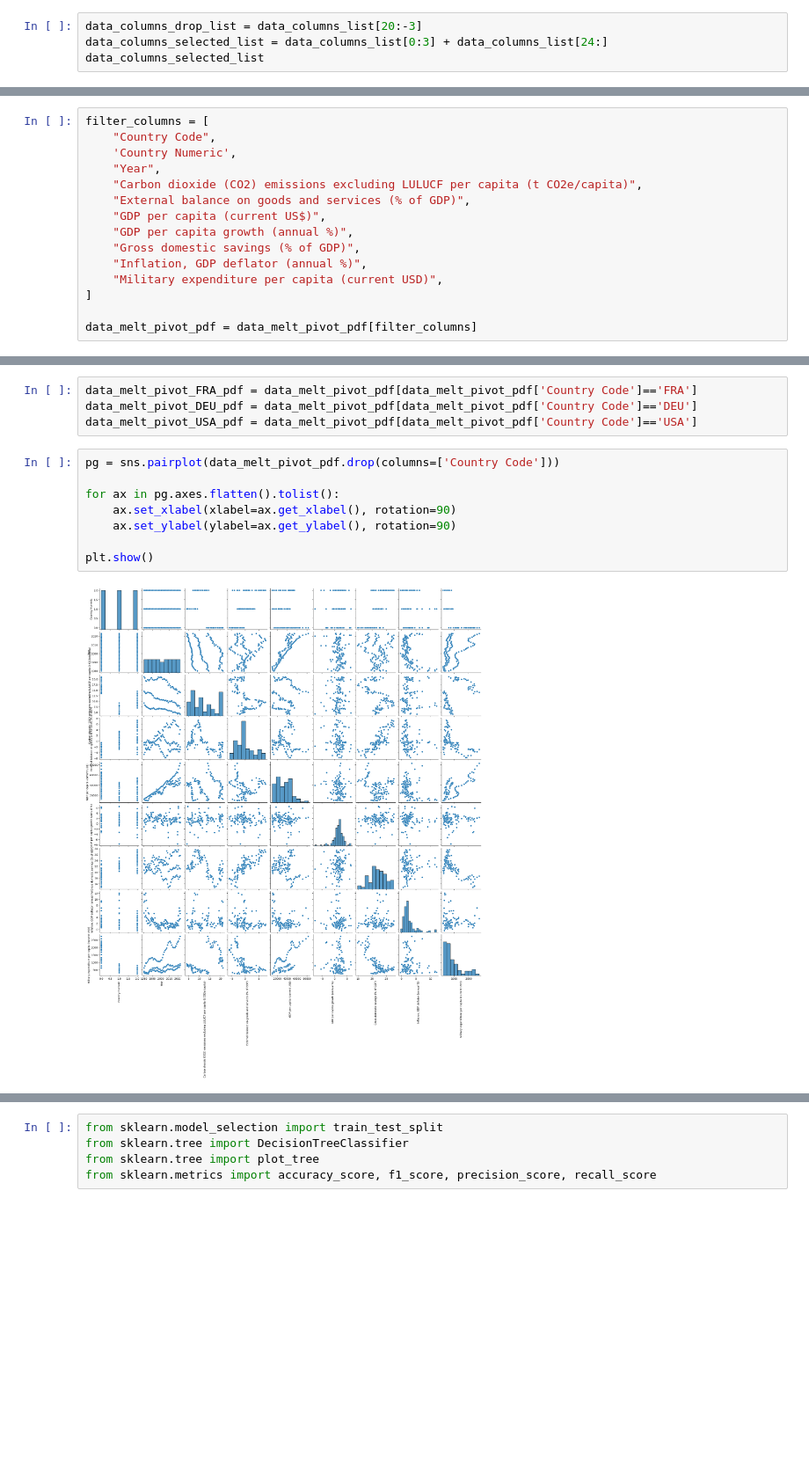
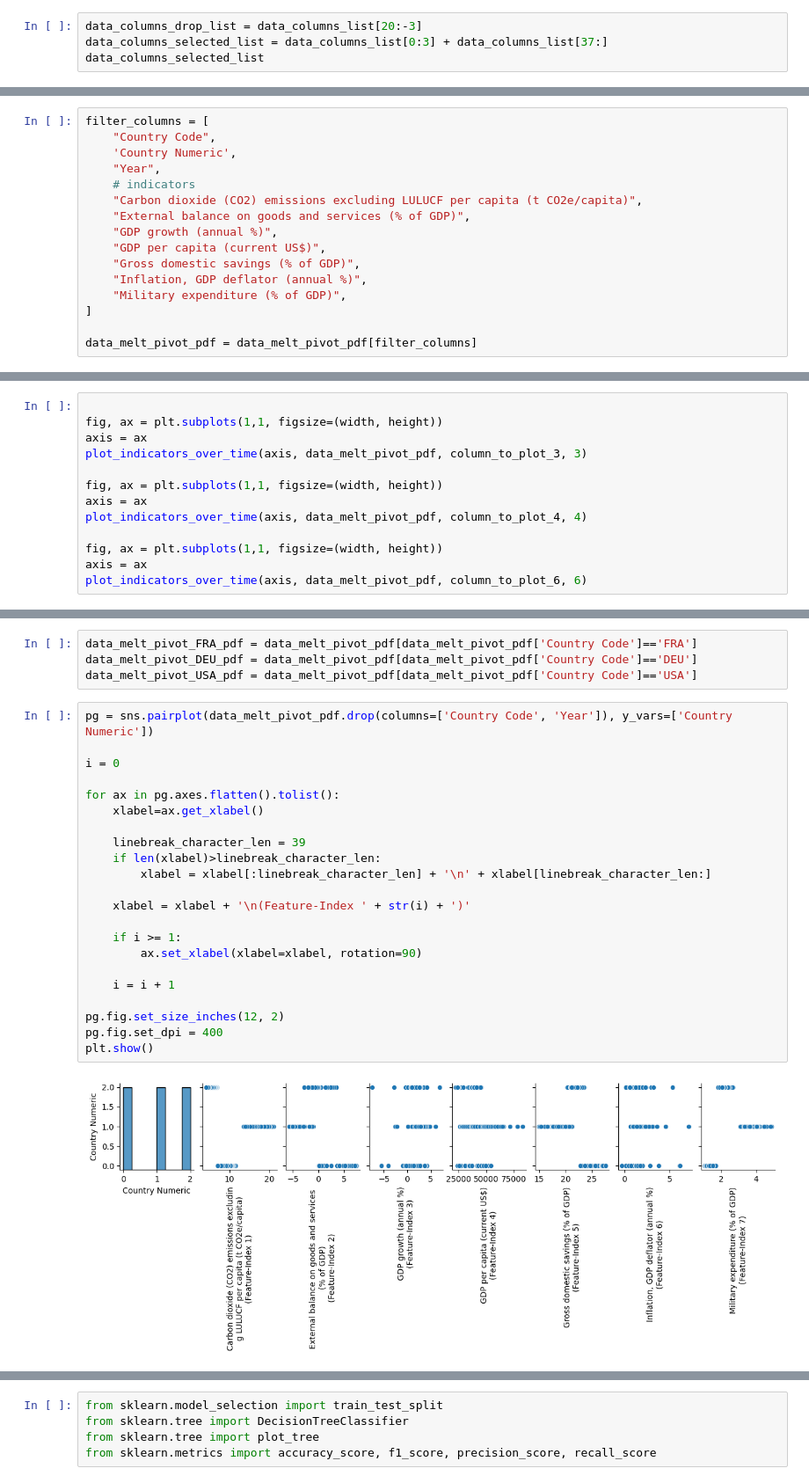
Before and after one commit to maxtschochner/World_Bank_Open_Data_Exploration, a Jupyter notebook: Analysis.ipynb, the cells around one changed output, grey strips where cells are left out. Shown at 88% size. Saved outputs shown, nothing was run; the diff lists cells and outputs as text; blank space fills up the shorter version.

```diff
--- a/Analysis.ipynb
+++ b/Analysis.ipynb
@@ -159,7 +159,7 @@ See the caveats in the documentation: https://pandas.pydata.org/pandas-docs/stab
 Drop Years Before 1980 and After 2020, because they are only sparsely filled.
 # %%
 data_columns_drop_list = data_columns_list[20:-3]
-data_columns_selected_list = data_columns_list[0:3] + data_columns_list[24:]
+data_columns_selected_list = data_columns_list[0:3] + data_columns_list[37:]
 data_columns_selected_list
 # %% [output]
 ['Country Name',
@@ -558,13 +552,14 @@ filter_columns = [
     "Country Code",
     'Country Numeric',
     "Year",
+    # indicators
     "Carbon dioxide (CO2) emissions excluding LULUCF per capita (t CO2e/capita)",
     "External balance on goods and services (% of GDP)",
+    "GDP growth (annual %)",
     "GDP per capita (current US$)",
-    "GDP per capita growth (annual %)",
     "Gross domestic savings (% of GDP)",
     "Inflation, GDP deflator (annual %)",
-    "Military expenditure per capita (current USD)",
+    "Military expenditure (% of GDP)",
 ]
 
 data_melt_pivot_pdf = data_melt_pivot_pdf[filter_columns]
@@ -570,0 +628,13 @@ data_melt_pivot_pdf = data_melt_pivot_pdf[filter_columns]
+# %%
+
+fig, ax = plt.subplots(1,1, figsize=(width, height))
+axis = ax
+plot_indicators_over_time(axis, data_melt_pivot_pdf, column_to_plot_3, 3)
+
+fig, ax = plt.subplots(1,1, figsize=(width, height))
+axis = ax
+plot_indicators_over_time(axis, data_melt_pivot_pdf, column_to_plot_4, 4)
+
+fig, ax = plt.subplots(1,1, figsize=(width, height))
+axis = ax
+plot_indicators_over_time(axis, data_melt_pivot_pdf, column_to_plot_6, 6)
@@ -573,15 +647,29 @@ data_melt_pivot_FRA_pdf = data_melt_pivot_pdf[data_melt_pivot_pdf['Country Code'
 data_melt_pivot_DEU_pdf = data_melt_pivot_pdf[data_melt_pivot_pdf['Country Code']=='DEU']
 data_melt_pivot_USA_pdf = data_melt_pivot_pdf[data_melt_pivot_pdf['Country Code']=='USA']
 # %%
-pg = sns.pairplot(data_melt_pivot_pdf.drop(columns=['Country Code']))
+pg = sns.pairplot(data_melt_pivot_pdf.drop(columns=['Country Code', 'Year']), y_vars=['Country Numeric'])
+
+i = 0
 
 for ax in pg.axes.flatten().tolist():
-    ax.set_xlabel(xlabel=ax.get_xlabel(), rotation=90)
-    ax.set_ylabel(ylabel=ax.get_ylabel(), rotation=90)
+    xlabel=ax.get_xlabel()
 
+    linebreak_character_len = 39
+    if len(xlabel)>linebreak_character_len:
+        xlabel = xlabel[:linebreak_character_len] + '\n' + xlabel[linebreak_character_len:]
+
+    xlabel = xlabel + '\n(Feature-Index ' + str(i) + ')'
+
+    if i >= 1:
+        ax.set_xlabel(xlabel=xlabel, rotation=90)
+
+    i = i + 1
+
+pg.fig.set_size_inches(12, 2)
+pg.fig.set_dpi = 400
 plt.show()
 # %% [output]
-[figure, old version]
+[figure, new version]
 # %%
 data_melt_pivot_FRA_pdf.drop(columns=['Country Code']).corr()
 # %% [output]
```
Also changed, not shown: parts of 40 cells of this notebook.
